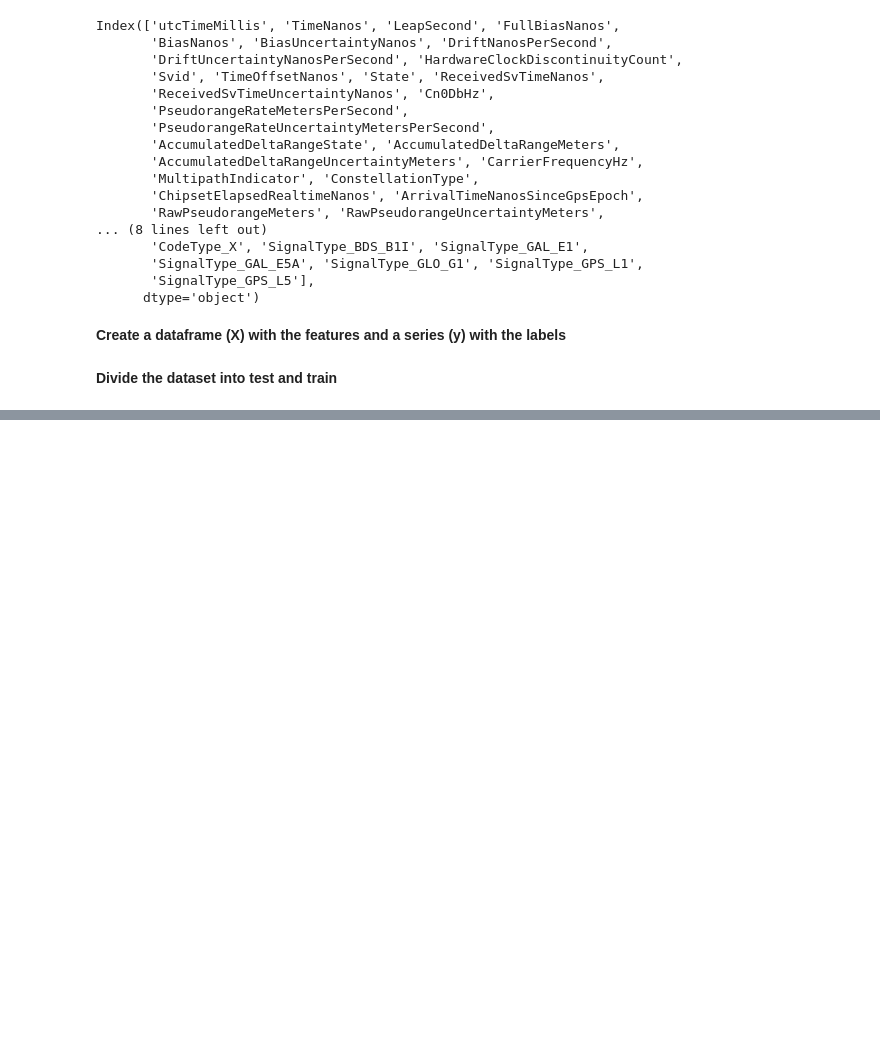
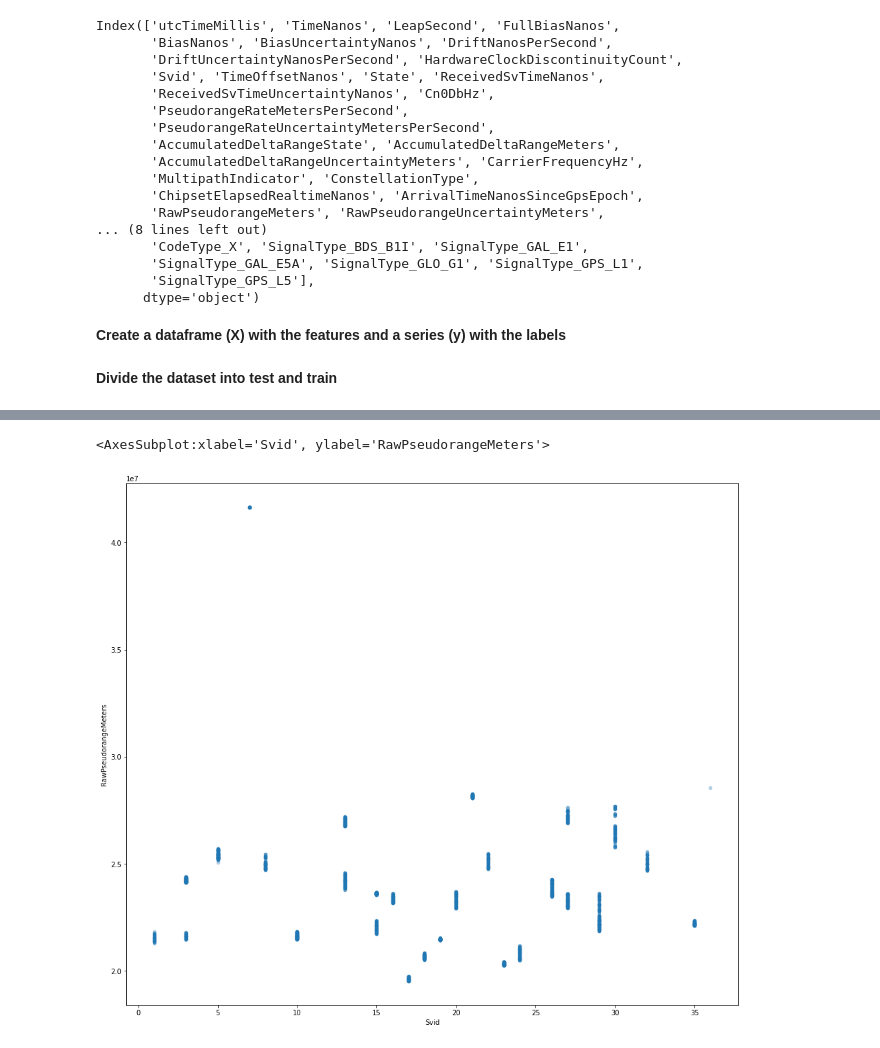
Before and after one commit to AleksandrMorozov123/Competition-on-kaggle-, a Jupyter notebook: google-smartphone-decimeter-challenge-2022.ipynb, the cells around one changed output, grey strips where cells are left out. Cells and saved outputs as stored; diff of their text form; code cells hidden in the pictures; blank space fills up the shorter version.

```diff
--- a/google-smartphone-decimeter-challenge-2022.ipynb
+++ b/google-smartphone-decimeter-challenge-2022.ipynb
@@ -367,0 +392,7 @@ X_train, X_test, y_train, y_test = train_test_split (X, y, test_size = 0.3, rand
+# %%
+# Scatter plot
+fig, ax = plt.subplots (figsize = (16, 14))
+X.plot.scatter (x = "Svid", y = "RawPseudorangeMeters", ax = ax, alpha = 0.3)
+# %% [output]
+<AxesSubplot:xlabel='Svid', ylabel='RawPseudorangeMeters'>
+[figure, added]
```
Also changed, not shown: parts of 6 cells of this notebook.
